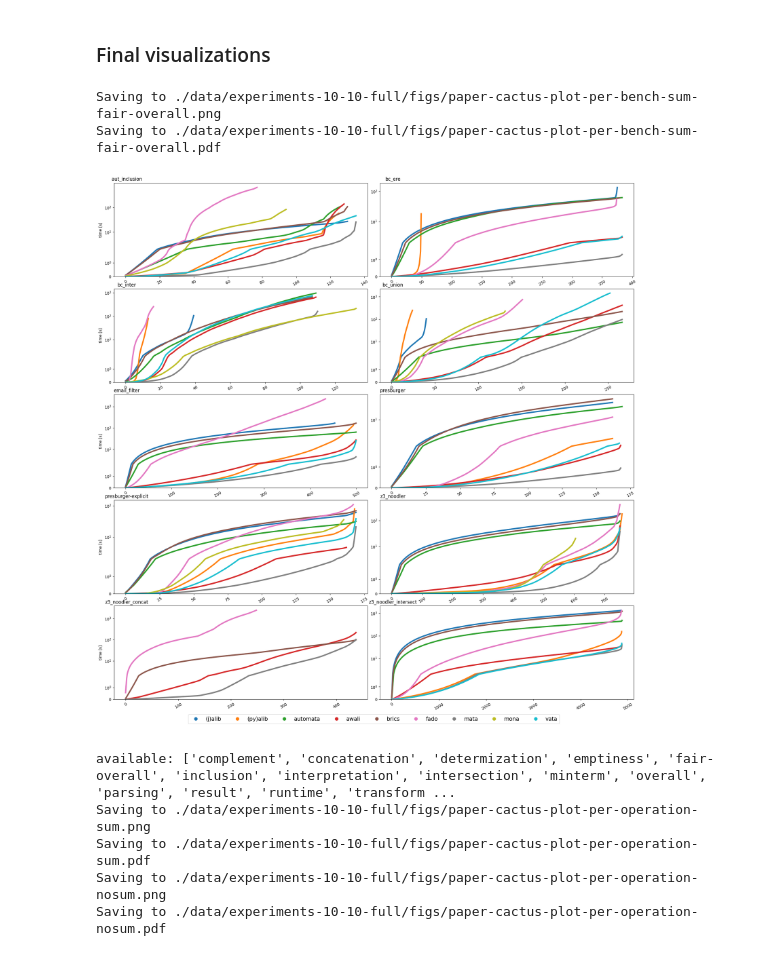
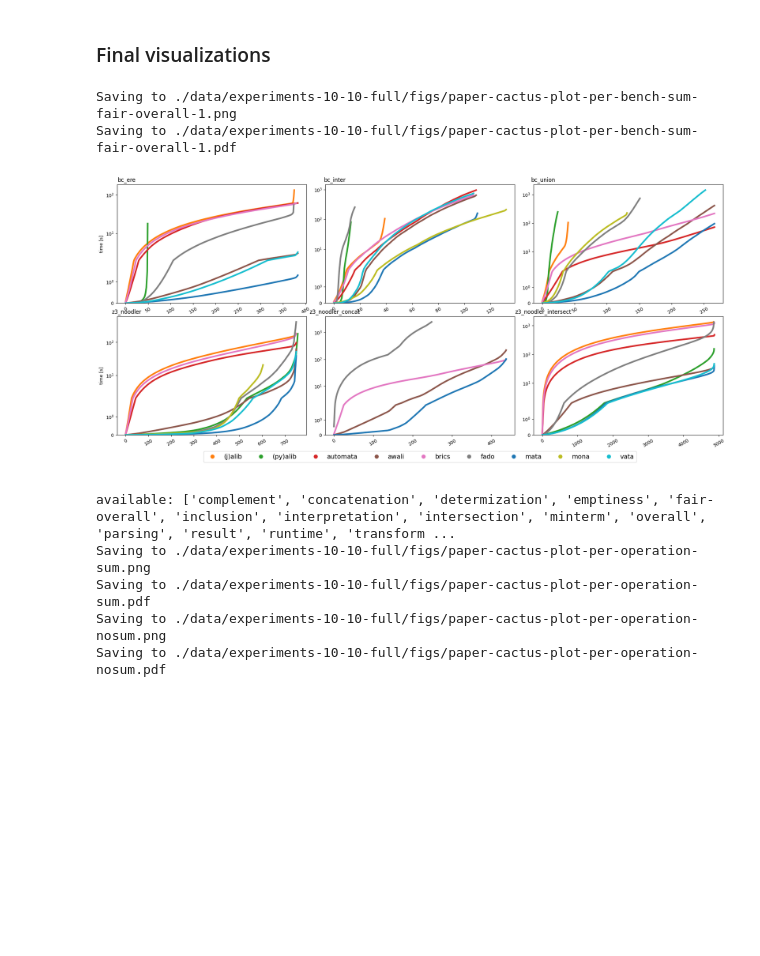
Before and after one commit to VeriFIT/mata-comparison-results, a Jupyter notebook: FinalInterpretation.ipynb, the cells around one changed output. Drawn from its saved outputs; the diff is of its cells as text; code cells hidden in the pictures; blank space fills up the shorter version.

```diff
--- a/FinalInterpretation.ipynb
+++ b/FinalInterpretation.ipynb
@@ -349,6 +349,7 @@ def nosum_generator(series, timeout=None):
             yield num
 # %%
 tools = sorted(t for t in set(df['tool']))
+tools = ['mata'] + [t for t in tools if t != 'mata']
 tool_len = len(tools)
 color_map = {
     t: c for (t, c) in zip(tools, mpl.colormaps['tab10'].resampled(tool_len).colors)
@@ -380,22 +381,25 @@ def print_legend(axes, i, item_per_row=3, ncols=2):
 ### Final visualizations
 # %%
 bench_list = sorted(list(set(list(df['bench']))))
+
+bench_first = [b for b in bench_list if b.startswith('z3') or b.startswith('bc')]
+bench_second = [b for b in bench_list if not b.startswith('z3') and not b.startswith('bc')]
+
+bench_list = bench_first
+
 item_no = len(bench_list)
-item_per_row = 2
+item_per_row = 3
 x_dim = item_no // item_per_row + 1
 y_dim = min(item_no, item_per_row)
 
 mosaic = """
-  AB
-  CD
-  EF
-  GH
-  IJ
-  KK
+  ABC
+  DEF
+  KKK
 """
 
-mosaics = "ABCDEFGHIJK"
-hr = [1, 1, 1, 1, 1, 0.2]
+mosaics = "ABCDEF"
+hr = [1, 1, 0.2]
 log = ""
 
 for sum_op, sum_name in [
@@ -407,8 +411,8 @@ for sum_op, sum_name in [
         'fair-overall',
     ):
         #fig, ax = plt.subplots(x_dim, y_dim, figsize=(x_dim * 4, y_dim * 10))
-        fig, ax = plt.subplot_mosaic(mosaic, figsize=(x_dim*4, y_dim*10), height_ratios=hr)
-        plt.subplots_adjust(top=0.99, bottom=0.01, hspace=0.15, wspace=0.05)
+        fig, ax = plt.subplot_mosaic(mosaic, figsize=(x_dim*8, y_dim*3), height_ratios=hr)
+        plt.subplots_adjust(top=0.99, bottom=0.01, hspace=0.15, wspace=0.1)
 
         i = 0
         for grp in bench_list:
@@ -439,35 +443,35 @@ for sum_op, sum_name in [
             if i // item_per_row == x_dim - 1:
                 g.set_xlabel("benchmark")
 
 
             x_lim_min, x_lim_max = g.get_xlim()
             g.set_xlim((x_lim_min, x_lim_max))
             y_lim_min, y_lim_max = g.get_ylim()
             g.set_ylim((0, max(y_lim_min, y_lim_max)))
 
             i += 1
 
         ax["K"].set(xlabel=None)
         ax["K"].set(yticklabels=[])
         ax["K"].set(xticklabels=[])
         ax["K"].set(xticks=[])
         ax["K"].set(yticks=[])
         ax["K"].spines['top'].set_visible(False)
         ax["K"].spines['bottom'].set_visible(False)
         ax["K"].spines['left'].set_visible(False)
         ax["K"].spines['right'].set_visible(False)
         ax["K"].legend(
             handles=[
                 Line2D(
                     [0], [0], color='w', marker='o', markerfacecolor=color_map[tool], label=f"{tool}",
                     markersize=10,
                 )
                 for tool in sorted(color_map.keys())
             ], ncols=10, loc='upper center', fontsize='14'
         )
-        save_figure(f"paper-cactus-plot-per-bench-{sum_name}-{op}")
-        save_figure(f"paper-cactus-plot-per-bench-{sum_name}-{op}", ext=".pdf")
+        save_figure(f"paper-cactus-plot-per-bench-{sum_name}-{op}-1")
+        save_figure(f"paper-cactus-plot-per-bench-{sum_name}-{op}-1", ext=".pdf")
 # %% [output]
-Saving to ./data/experiments-10-10-full/figs/paper-cactus-plot-per-bench-sum-fair-overall.png
-Saving to ./data/experiments-10-10-full/figs/paper-cactus-plot-per-bench-sum-fair-overall.pdf
+Saving to ./data/experiments-10-10-full/figs/paper-cactus-plot-per-bench-sum-fair-overall-1.png
+Saving to ./data/experiments-10-10-full/figs/paper-cactus-plot-per-bench-sum-fair-overall-1.pdf
-[figure, old version]
+[figure, new version]
```
Also changed, not shown: parts of 1 cell of this notebook, 4 other files.
